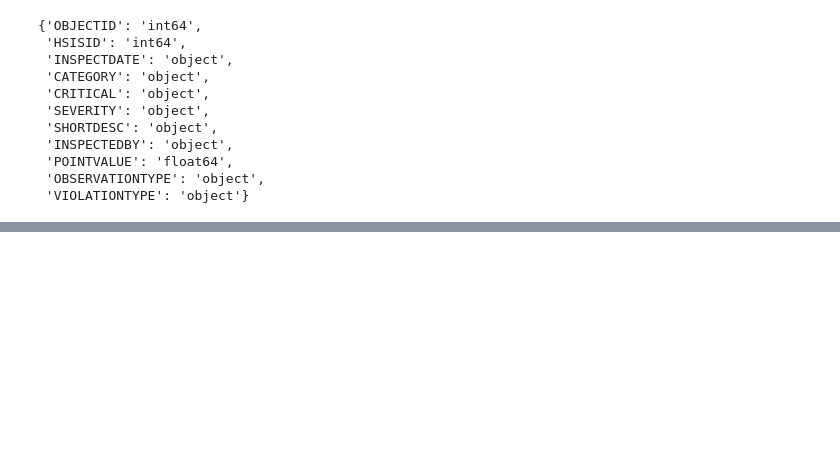
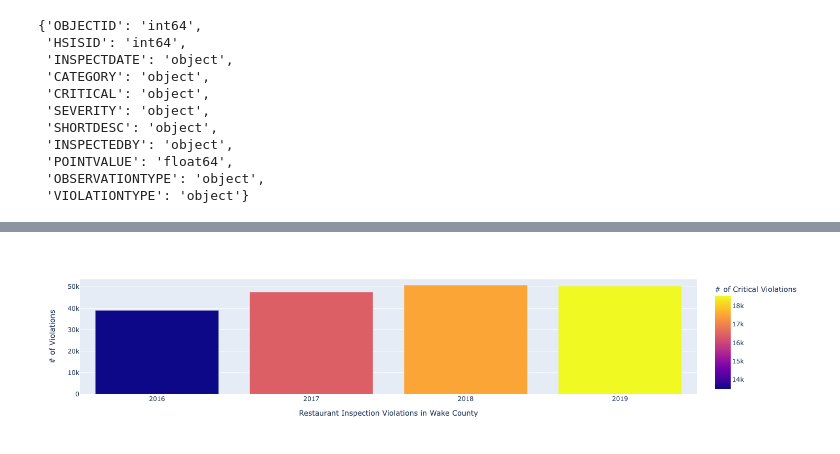
Before and after one commit to shyamal-anadkat/wake-county-food-inspections-analysis, a Jupyter notebook: RestaurantViolationsData.ipynb, the cells around one changed output, grey strips where cells are left out. Saved outputs shown, nothing was run; the diff lists cells and outputs as text; code cells hidden in the pictures; blank space fills up the shorter version.

```diff
--- a/RestaurantViolationsData.ipynb
+++ b/RestaurantViolationsData.ipynb
@@ -239,0 +259,11 @@ df.dtypes.apply(lambda x: x.name).to_dict()
+# %%
+disp = df.copy()
+disp['INSPECTDATE'] =  pd.to_datetime(disp['INSPECTDATE'])
+disp['Year'] = disp['INSPECTDATE'].dt.year
+agg = disp.groupby(['Year']).size()
+ins = disp.groupby(['INSPECTEDBY', 'Year']).size()
+ins = pd.DataFrame(ins).reset_index()
+ins.columns = ['Inspector', 'Year', '# of Violations']
+agg = pd.DataFrame(agg).reset_index()
+agg.columns = ['Year', '# of Violations']
+display(ins)
@@ -239,0 +284,16 @@ df.dtypes.apply(lambda x: x.name).to_dict()
+# %%
+crit = disp.copy()
+crit = crit[crit['CRITICAL'] == 'Yes']
+crit = crit.groupby(['Year']).size()
+crit = pd.DataFrame(crit).reset_index()
+crit.columns = ['Year', '# of Critical Violations']
+# %%
+final = agg.merge(crit, on='Year', how='left')
+final = final.loc[(final['Year'] == 2016) | (final['Year'] == 2017) | (final['Year'] == 2018) | (final['Year'] == 2019)]
+fig = px.bar(final, x='Year', y='# of Violations',
+             hover_data=['# of Critical Violations'], color='# of Critical Violations', height=200)
+
+fig.update_xaxes(type='category', title='Restaurant Inspection Violations in Wake County')
+fig.show()
+# %% [output]
+[figure, added]
```
Also changed, not shown: parts of 3 cells of this notebook, 2 other files.
